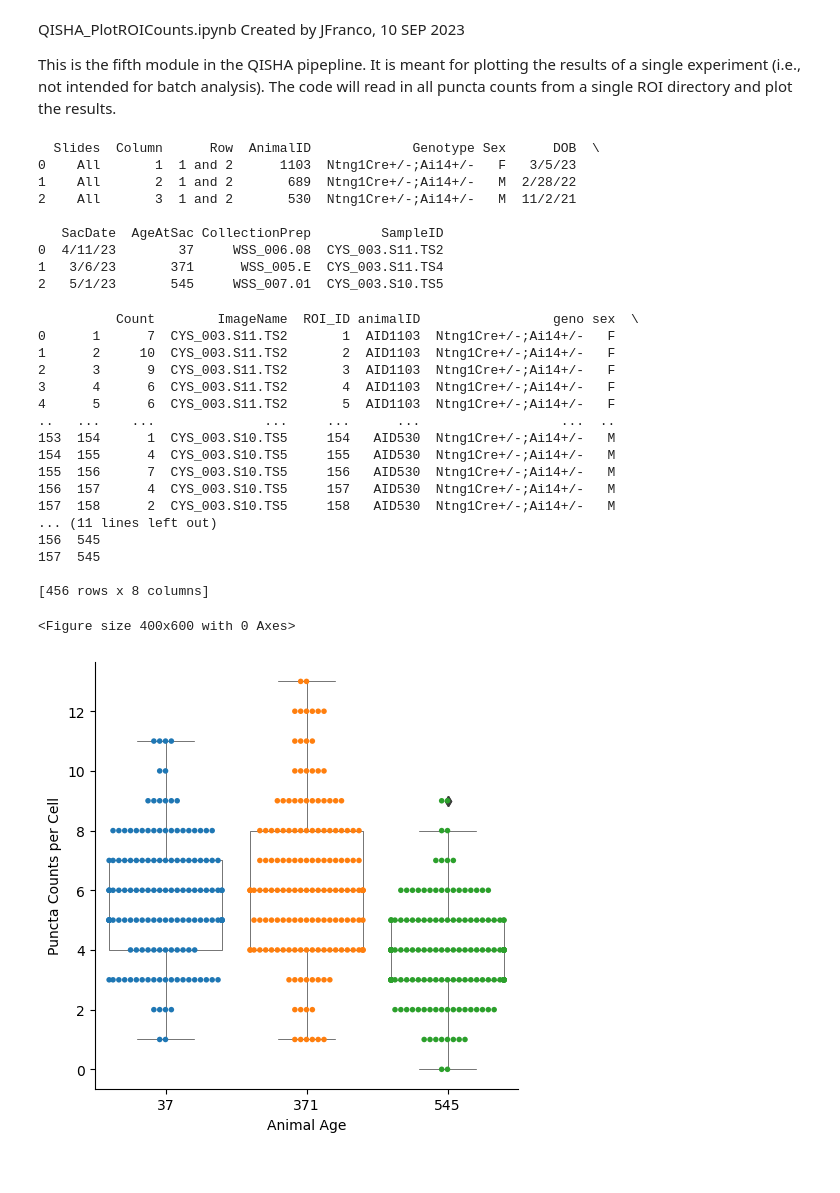
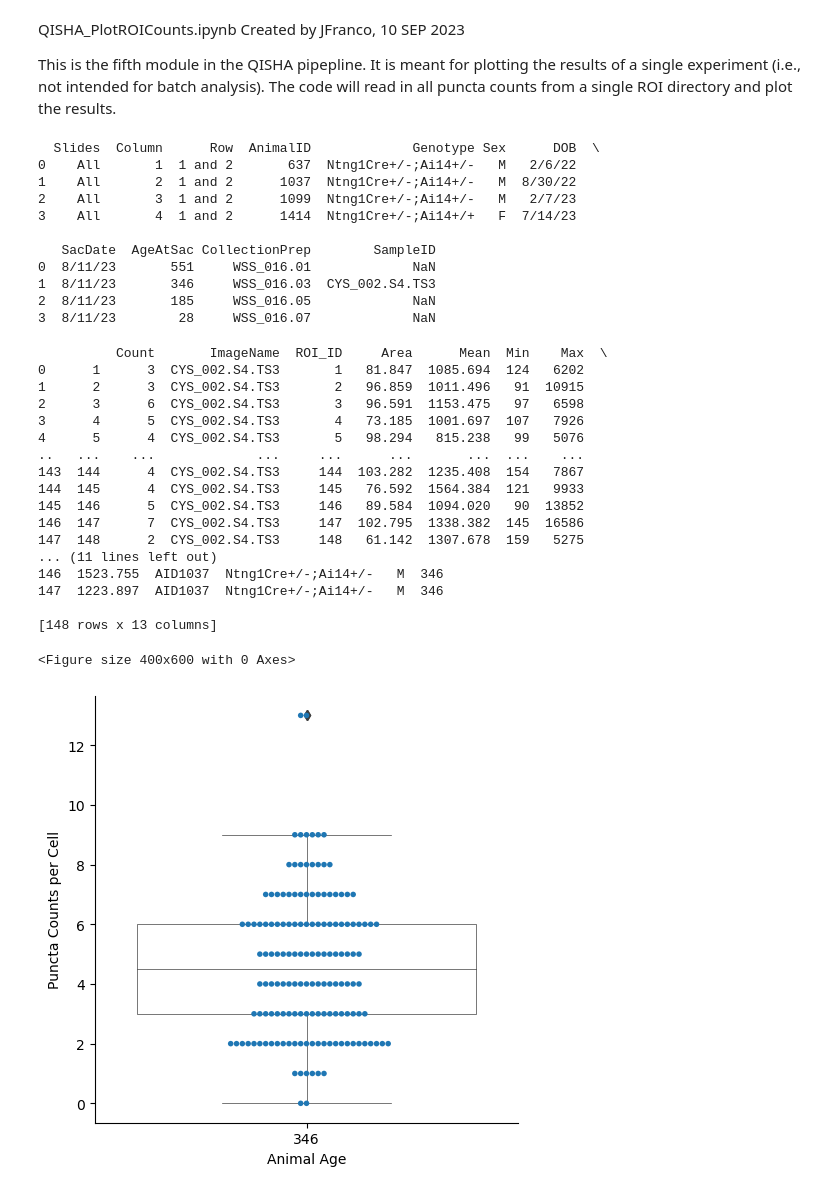
Before and after one commit to engineeringjoy/QISHA, a Jupyter notebook: QISHA_PlotROICounts.ipynb, the cells around one changed output. Saved outputs shown, nothing was run; the diff lists cells and outputs as text; code cells hidden in the pictures.

```diff
--- a/QISHA_PlotROICounts.ipynb
+++ b/QISHA_PlotROICounts.ipynb
@@ -25,7 +25,7 @@ timestamp = today.replace('-','')+'-'+now.replace(':','')[:6]
 #                   *** WHERE TO GET/SAVE DATA ***
 # Directories
 #   UPDATE THIS INFO TO REFLECT YOUR SYSTEM
-dirMain = "/Users/joyfranco/Dropbox (Partners HealthCare)/JF_Shared/Data/CYS/CYS_003/"
+dirMain = "/Users/joyfranco/Dropbox (Partners HealthCare)/JF_Shared/Data/CYS/CYS_002/"
 dirPCs = dirMain+"ROIPuncta/PunctaCounts/"
 dirMD = dirMain+"Metadata/"
 
@@ -34,20 +34,22 @@ dirAna = dirMain+"Analysis/"
 dirTR = dirAna+"Plots."+timestamp+"/"
 # %%
 # Load the metadata
-fnMD = "CYS_003.Metadata.Samples.csv"
+fnMD = "CYS_002.Metadata.Samples.csv"
 dfMD = pd.read_csv(dirMD+fnMD)
 # %%
 print(dfMD)
 # %% [output]
   Slides  Column      Row  AnimalID             Genotype Sex      DOB  \
-0    All       1  1 and 2      1103  Ntng1Cre+/-;Ai14+/-   F   3/5/23
-1    All       2  1 and 2       689  Ntng1Cre+/-;Ai14+/-   M  2/28/22
-2    All       3  1 and 2       530  Ntng1Cre+/-;Ai14+/-   M  11/2/21
+0    All       1  1 and 2       637  Ntng1Cre+/-;Ai14+/-   M   2/6/22
+1    All       2  1 and 2      1037  Ntng1Cre+/-;Ai14+/-   M  8/30/22
+2    All       3  1 and 2      1099  Ntng1Cre+/-;Ai14+/-   M   2/7/23
+3    All       4  1 and 2      1414  Ntng1Cre+/-;Ai14+/+   F  7/14/23
 
-   SacDate  AgeAtSac CollectionPrep         SampleID
-0  4/11/23        37     WSS_006.08  CYS_003.S11.TS2
-1   3/6/23       371      WSS_005.E  CYS_003.S11.TS4
-2   5/1/23       545     WSS_007.01  CYS_003.S10.TS5
+   SacDate  AgeAtSac CollectionPrep        SampleID
+0  8/11/23       551     WSS_016.01             NaN
+1  8/11/23       346     WSS_016.03  CYS_002.S4.TS3
+2  8/11/23       185     WSS_016.05             NaN
+3  8/11/23        28     WSS_016.07             NaN
 # %%
 # Create directory for storing ROIs and Masks
 if not os.path.exists(dirAna):
@@ -76,53 +78,54 @@ for pc in pcs:
     age = str(dfMD.loc[inSamp]['AgeAtSac'])
 
     # Read in the puncta counts
-    dfPC = pd.read_csv(dirPCs+pc)
+    df = pd.read_csv(dirPCs+pc)
 
     # Add metadata
-    dfPC["animalID"] = animalID
-    dfPC["geno"] = geno
-    dfPC["sex"] = sex
-    dfPC["age"] = age
+    df["animalID"] = animalID
+    df["geno"] = geno
+    df["sex"] = sex
+    df["age"] = age
 
     # Append to main df
-    dfAll = pd.concat([dfAll, dfPC])
+    dfAll = pd.concat([dfAll, df])
 # %%
 print(dfAll)
 # %% [output]
-          Count        ImageName  ROI_ID animalID                 geno sex  \
-0      1      7  CYS_003.S11.TS2       1  AID1103  Ntng1Cre+/-;Ai14+/-   F
-1      2     10  CYS_003.S11.TS2       2  AID1103  Ntng1Cre+/-;Ai14+/-   F
-2      3      9  CYS_003.S11.TS2       3  AID1103  Ntng1Cre+/-;Ai14+/-   F
-3      4      6  CYS_003.S11.TS2       4  AID1103  Ntng1Cre+/-;Ai14+/-   F
-4      5      6  CYS_003.S11.TS2       5  AID1103  Ntng1Cre+/-;Ai14+/-   F
-..   ...    ...              ...     ...      ...                  ...  ..
-153  154      1  CYS_003.S10.TS5     154   AID530  Ntng1Cre+/-;Ai14+/-   M
-154  155      4  CYS_003.S10.TS5     155   AID530  Ntng1Cre+/-;Ai14+/-   M
-155  156      7  CYS_003.S10.TS5     156   AID530  Ntng1Cre+/-;Ai14+/-   M
-156  157      4  CYS_003.S10.TS5     157   AID530  Ntng1Cre+/-;Ai14+/-   M
-157  158      2  CYS_003.S10.TS5     158   AID530  Ntng1Cre+/-;Ai14+/-   M
+          Count       ImageName  ROI_ID     Area      Mean  Min    Max  \
+0      1      3  CYS_002.S4.TS3       1   81.847  1085.694  124   6202
+1      2      3  CYS_002.S4.TS3       2   96.859  1011.496   91  10915
+2      3      6  CYS_002.S4.TS3       3   96.591  1153.475   97   6598
+3      4      5  CYS_002.S4.TS3       4   73.185  1001.697  107   7926
+4      5      4  CYS_002.S4.TS3       5   98.294   815.238   99   5076
+..   ...    ...             ...     ...      ...       ...  ...    ...
+143  144      4  CYS_002.S4.TS3     144  103.282  1235.408  154   7867
+144  145      4  CYS_002.S4.TS3     145   76.592  1564.384  121   9933
+145  146      5  CYS_002.S4.TS3     146   89.584  1094.020   90  13852
+146  147      7  CYS_002.S4.TS3     147  102.795  1338.382  145  16586
+147  148      2  CYS_002.S4.TS3     148   61.142  1307.678  159   5275
 ... (11 lines left out)
-156  545
-157  545
+146  1523.755  AID1037  Ntng1Cre+/-;Ai14+/-   M  346
+147  1223.897  AID1037  Ntng1Cre+/-;Ai14+/-   M  346
 
-[456 rows x 8 columns]
+[148 rows x 13 columns]
 # %%
 ####### GENERATE PLOTS #######
 # Plot Response Maximum Fold Change
-order=["37","371","545"]
+#order=["37","371","545"]
+order=["346"]
 #colors = {"": "#882E72", '689': "#4EB265", '530': "#E8601C"}
 plt.figure(figsize=(4, 6))
 sns.catplot(x='age',y='Count', hue="animalID",
             data=dfAll, kind="box",boxprops={'facecolor':'None'},linewidth=.5,
             dodge=False, order=order, legend = False)
 ax = sns.swarmplot(x='age', y='Count',hue="animalID",
                    data=dfAll,
                    dodge = False, size=4,  order=order, legend =False)
 ax.set(xlabel='Animal Age', ylabel='Puncta Counts per Cell')
 #ax.set(ylim=(0, 0.6))
 #plt.xticks(rotation=45)
 plt.savefig(dirTR+fnBase+".SwarmBoxPlot.png",  bbox_inches='tight', dpi = 300,
             format = "png")
 # %% [output]
 <Figure size 400x600 with 0 Axes>
-[figure, old version]
+[figure, new version]
```
Also changed, not shown: parts of 6 cells of this notebook, 2 other files.
